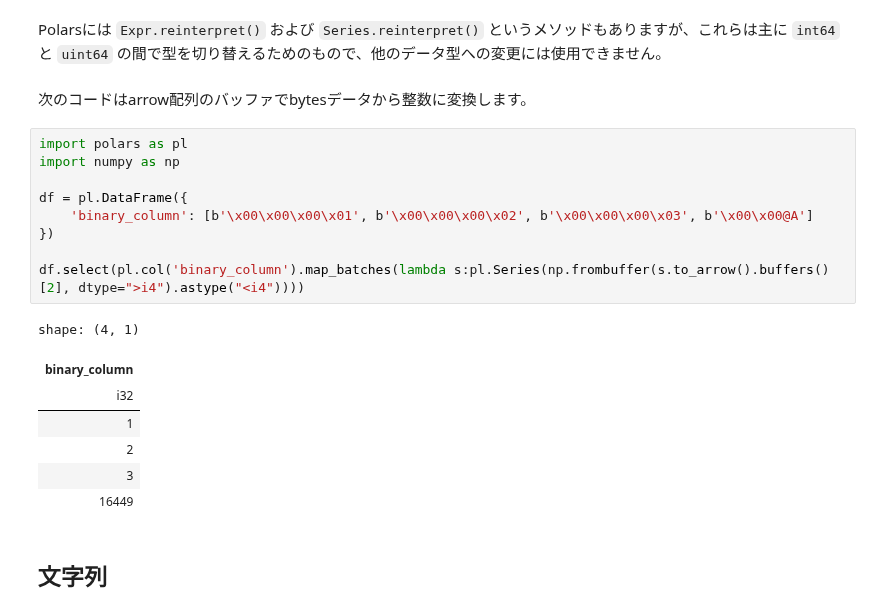
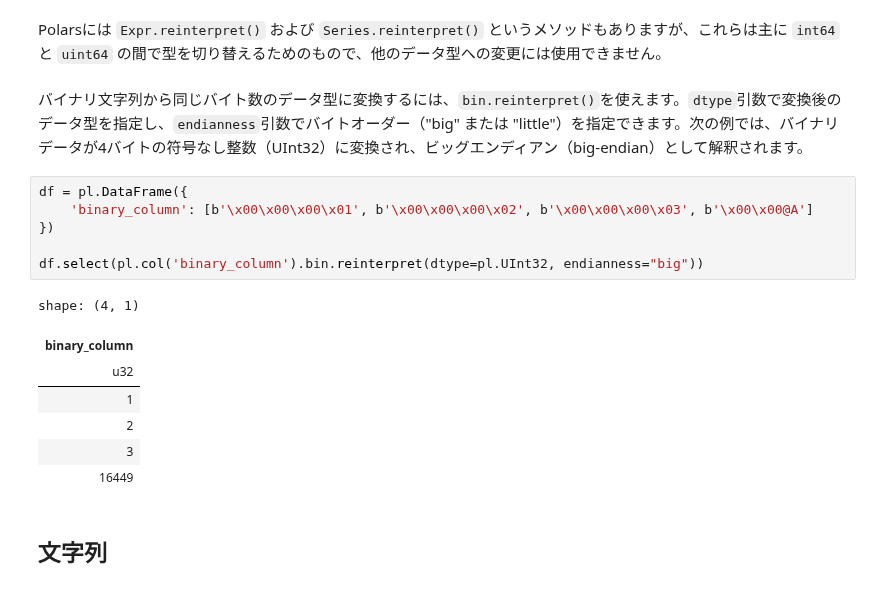
Before and after one commit to ruoyu0088/polars_guide, a Jupyter notebook: polars_guide/020_polars_datatype.ipynb, the cells around one changed output. Drawn from its saved outputs; the diff is of its cells as text.

Commit message:
add bin.reinterpret

```diff
--- a/polars_guide/020_polars_datatype.ipynb
+++ b/polars_guide/020_polars_datatype.ipynb
@@ -142,20 +142,17 @@ row(df_wrong, df_fixed)
 # %% [markdown]
 Polarsには `Expr.reinterpret()` および `Series.reinterpret()` というメソッドもありますが、これらは主に `int64` と `uint64` の間で型を切り替えるためのもので、他のデータ型への変更には使用できません。
 # %% [markdown]
-次のコードはarrow配列のバッファでbytesデータから整数に変換します。
+バイナリ文字列から同じバイト数のデータ型に変換するには、`bin.reinterpret()`を使えます。`dtype`引数で変換後のデータ型を指定し、`endianness`引数でバイトオーダー（"big" または "little"）を指定できます。次の例では、バイナリデータが4バイトの符号なし整数（UInt32）に変換され、ビッグエンディアン（big-endian）として解釈されます。
 # %%
-import polars as pl
-import numpy as np
-
 df = pl.DataFrame({
     'binary_column': [b'\x00\x00\x00\x01', b'\x00\x00\x00\x02', b'\x00\x00\x00\x03', b'\x00\x00@A']
 })
 
-df.select(pl.col('binary_column').map_batches(lambda s:pl.Series(np.frombuffer(s.to_arrow().buffers()[2], dtype=">i4").astype("<i4"))))
+df.select(pl.col('binary_column').bin.reinterpret(dtype=pl.UInt32, endianness="big"))
 # %% [output]
 shape: (4, 1)
 | binary_column |
-| i32 |
+| u32 |
 | 1 |
 | 2 |
 | 3 |
```
Also changed, not shown: parts of 1 cell of this notebook, 1 other file.
